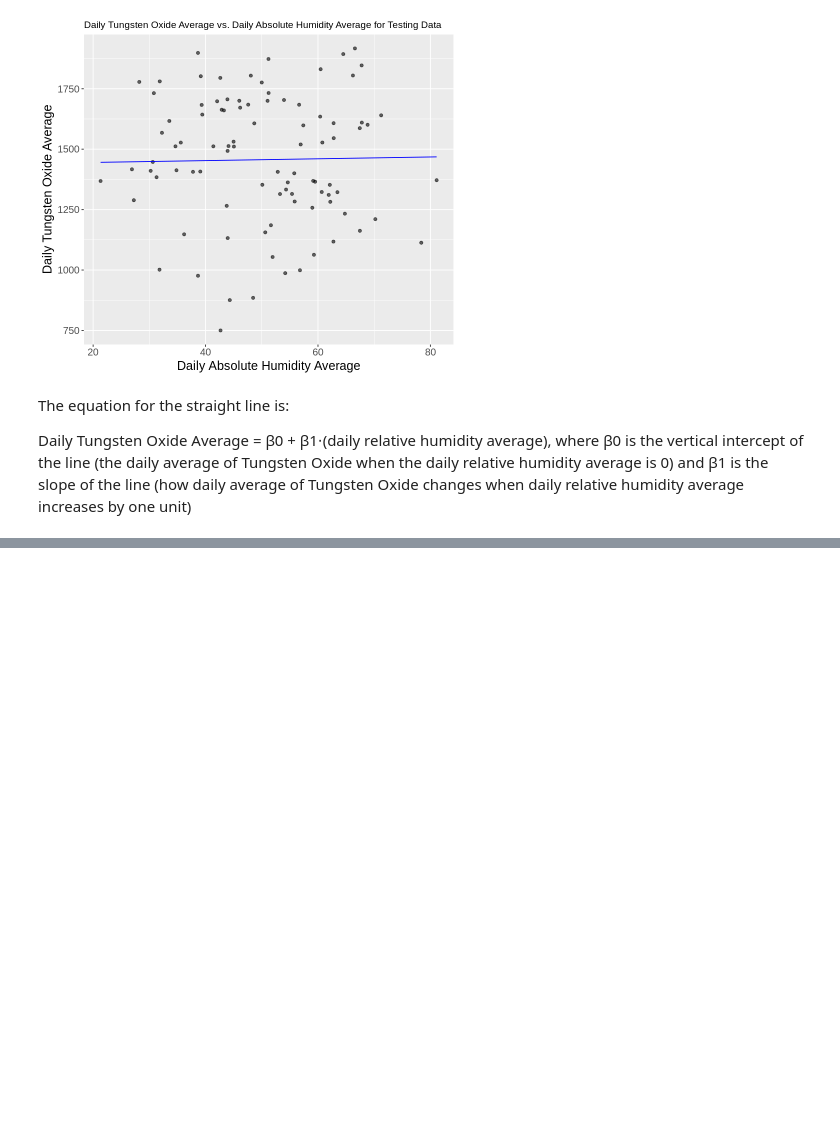
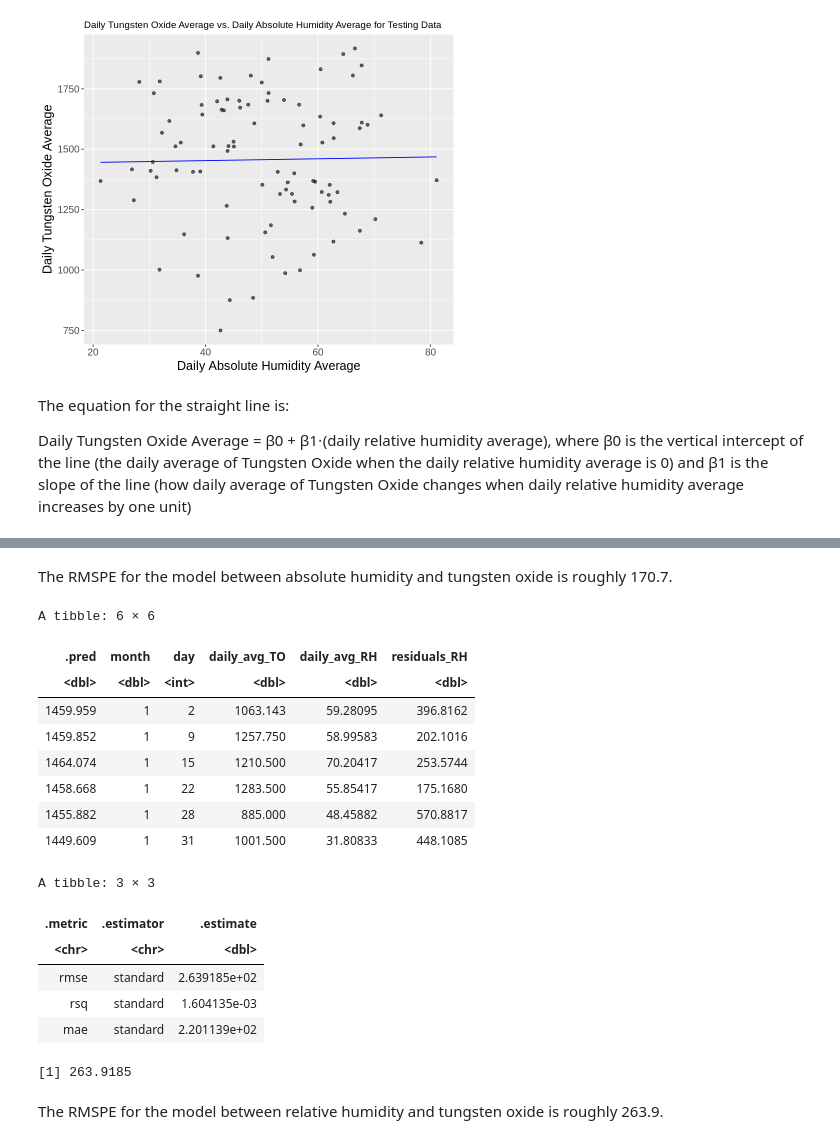
Before and after one commit to recompton/DSCI100_group_project, a Jupyter notebook: Final Project.ipynb, the cells around one changed output, grey strips where cells are left out. Drawn from its saved outputs; the diff is of its cells as text; code cells hidden in the pictures; blank space fills up the shorter version.

```diff
--- a/Final Project.ipynb
+++ b/Final Project.ipynb
@@ -363,15 +363,15 @@ The equation for the straight line is:
 
 Daily Tungsten Oxide Average = β0 + β1⋅(daily absolute humidity average), where β0 is the vertical intercept of the line (the daily average of Tungsten Oxide when the daily absolute humidity average is 0) and β1 is the slope of the line (how daily average of Tungsten Oxide changes when daily absolute humidity average increases by one unit)
 # %%
-lm_recipe_3 <- recipe(daily_avg_TO ~ daily_avg_RH, data = avg_air_quality_train)
+lm_recipe_RH <- recipe(daily_avg_TO ~ daily_avg_RH, data = avg_air_quality_train)
 
-lm_fit_3 <- workflow() |>
-       add_recipe(lm_recipe_3) |>
+lm_fit_RH <- workflow() |>
+       add_recipe(lm_recipe_RH) |>
        add_model(lm_spec) |>
        fit(data = avg_air_quality_train)
 
 
-lm_fit_3
+lm_fit_RH
 # %% [output]
 ══ Workflow [trained] ══════════════════════════════════════════════════════════
 Preprocessor: Recipe
@@ -452,0 +517,41 @@ where β0 is the vertical intercept of the line (the daily average of Tungsten O
+# %% [markdown]
+The RMSPE for the model between absolute humidity and tungsten oxide is roughly 170.7.
+# %%
+air_quality_test_results_RH <- lm_fit_RH |>
+  predict(avg_air_quality_test) |>
+  bind_cols(avg_air_quality_test) |>
+  mutate(residuals_RH = .pred - daily_avg_TO) |>
+    select(-daily_avg_AH, -daily_avg_T)
+
+air_quality_regression_metrics_RH <- air_quality_test_results_RH |>
+   metrics(truth = daily_avg_TO, estimate = .pred)
+
+air_quality_RMSPE_RH <- air_quality_regression_metrics_RH |>
+    filter(.metric == "rmse") |>
+    select(.estimate) |>
+    pull()
+
+head(air_quality_test_results_RH)
+
+air_quality_regression_metrics_RH
+
+air_quality_RMSPE_RH
+# %% [output]
+A tibble: 6 × 6
+| .pred | month | day | daily_avg_TO | daily_avg_RH | residuals_RH |
+| <dbl> | <dbl> | <int> | <dbl> | <dbl> | <dbl> |
+| 1459.959 | 1 | 2 | 1063.143 | 59.28095 | 396.8162 |
+| 1459.852 | 1 | 9 | 1257.750 | 58.99583 | 202.1016 |
+| 1464.074 | 1 | 15 | 1210.500 | 70.20417 | 253.5744 |
+| 1458.668 | 1 | 22 | 1283.500 | 55.85417 | 175.1680 |
+| 1455.882 | 1 | 28 | 885.000 | 48.45882 | 570.8817 |
+| 1449.609 | 1 | 31 | 1001.500 | 31.80833 | 448.1085 |
+A tibble: 3 × 3
+| .metric | .estimator | .estimate |
+| <chr> | <chr> | <dbl> |
+| rmse | standard | 2.639185e+02 |
+| rsq | standard | 1.604135e-03 |
+| mae | standard | 2.201139e+02 |
+[1] 263.9185
+# %% [markdown]
+The RMSPE for the model between relative humidity and tungsten oxide is roughly 263.9.
```
Also changed, not shown: parts of 11 cells of this notebook.
